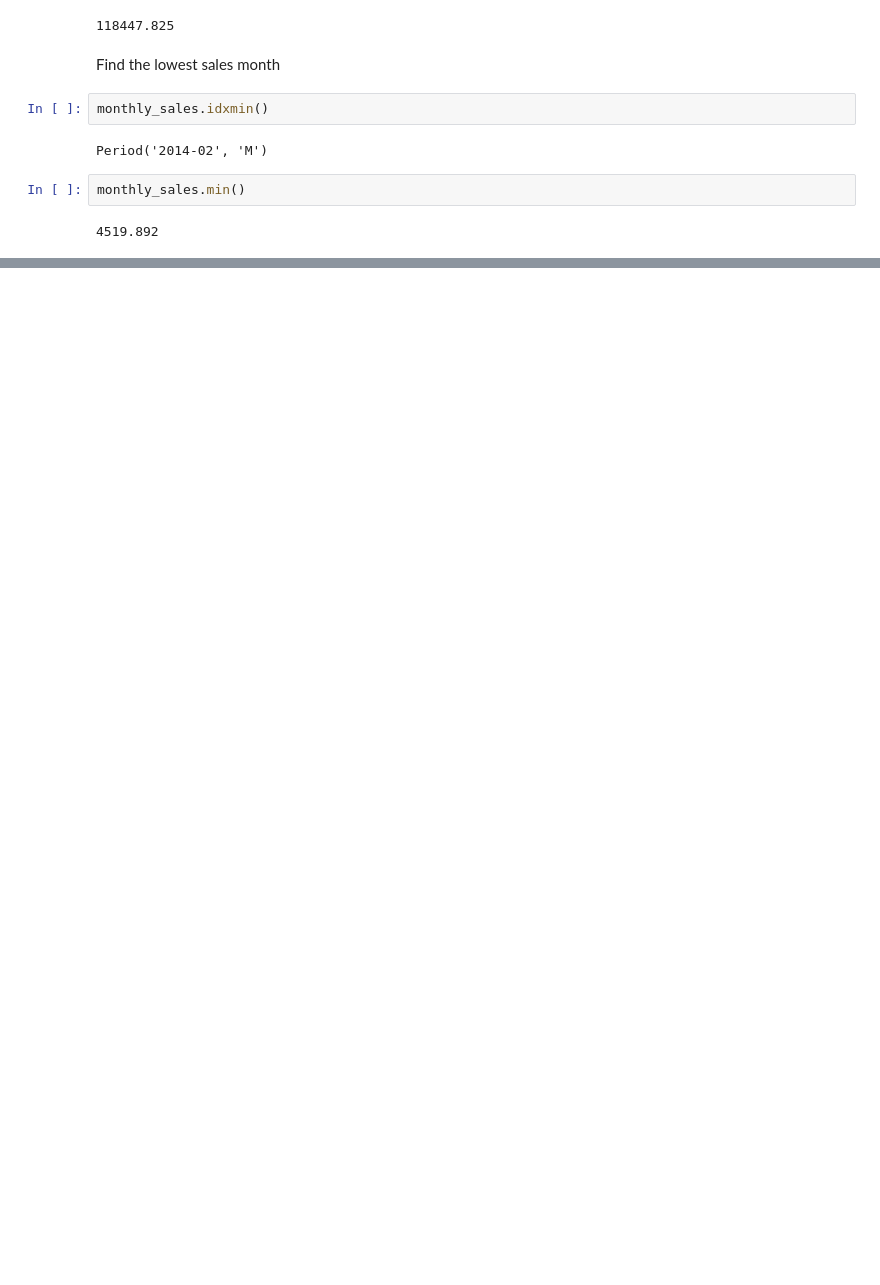
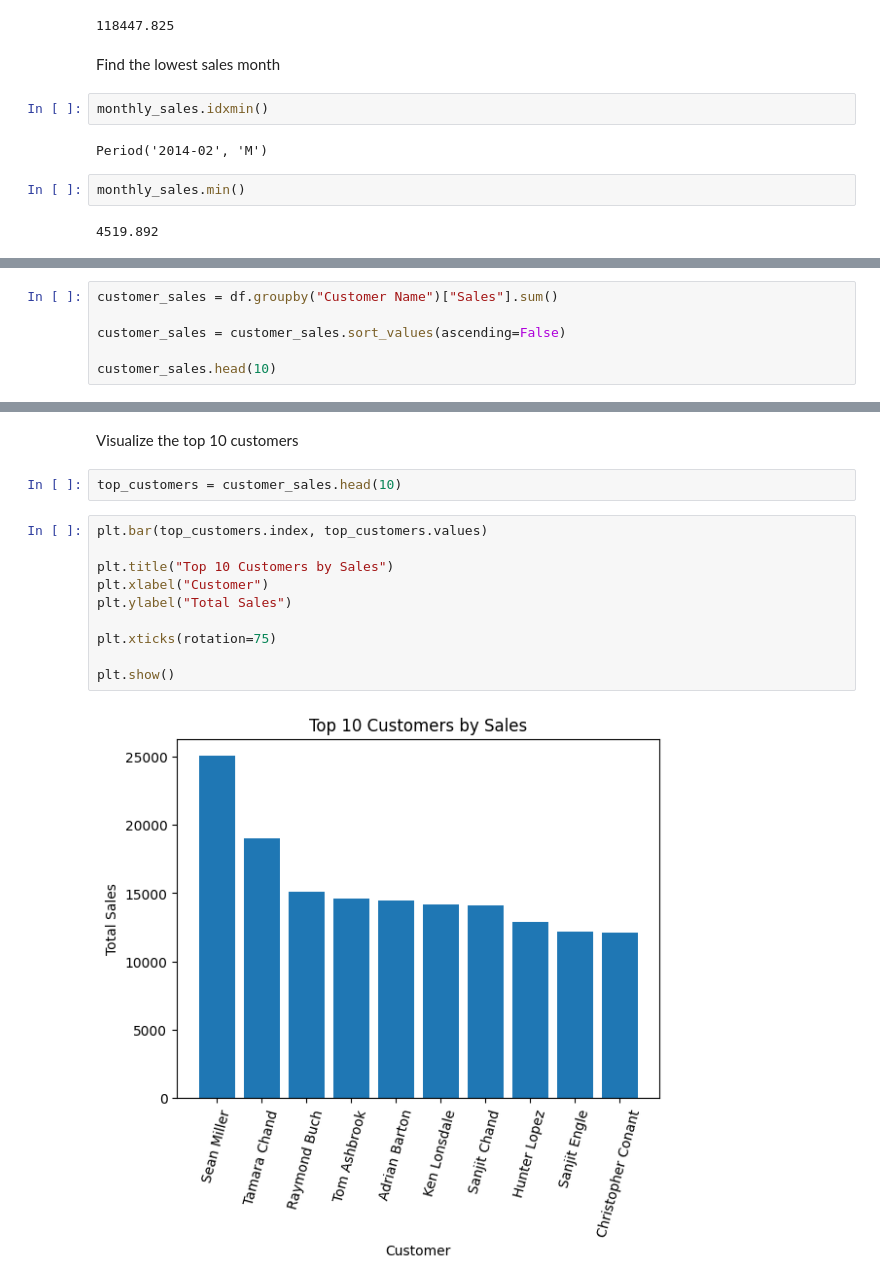
Before and after one commit to mukund1040/Data-Analytics-Projects, a Jupyter notebook: 02-Sales-Data-Analysis/Sales_Data_Analysis.ipynb, the cells around one changed output, grey strips where cells are left out. Drawn from its saved outputs; the diff is of its cells as text; blank space fills up the shorter version.

```diff
--- a/02-Sales-Data-Analysis/Sales_Data_Analysis.ipynb
+++ b/02-Sales-Data-Analysis/Sales_Data_Analysis.ipynb
@@ -568,0 +573,6 @@ monthly_sales.min()
+# %%
+customer_sales = df.groupby("Customer Name")["Sales"].sum()
+
+customer_sales = customer_sales.sort_values(ascending=False)
+
+customer_sales.head(10)
@@ -568,0 +593,16 @@ monthly_sales.min()
+# %% [markdown]
+Visualize the top 10 customers
+# %%
+top_customers = customer_sales.head(10)
+# %%
+plt.bar(top_customers.index, top_customers.values)
+
+plt.title("Top 10 Customers by Sales")
+plt.xlabel("Customer")
+plt.ylabel("Total Sales")
+
+plt.xticks(rotation=75)
+
+plt.show()
+# %% [output]
+[figure, added]
```
Also changed, not shown: parts of 8 cells of this notebook.
